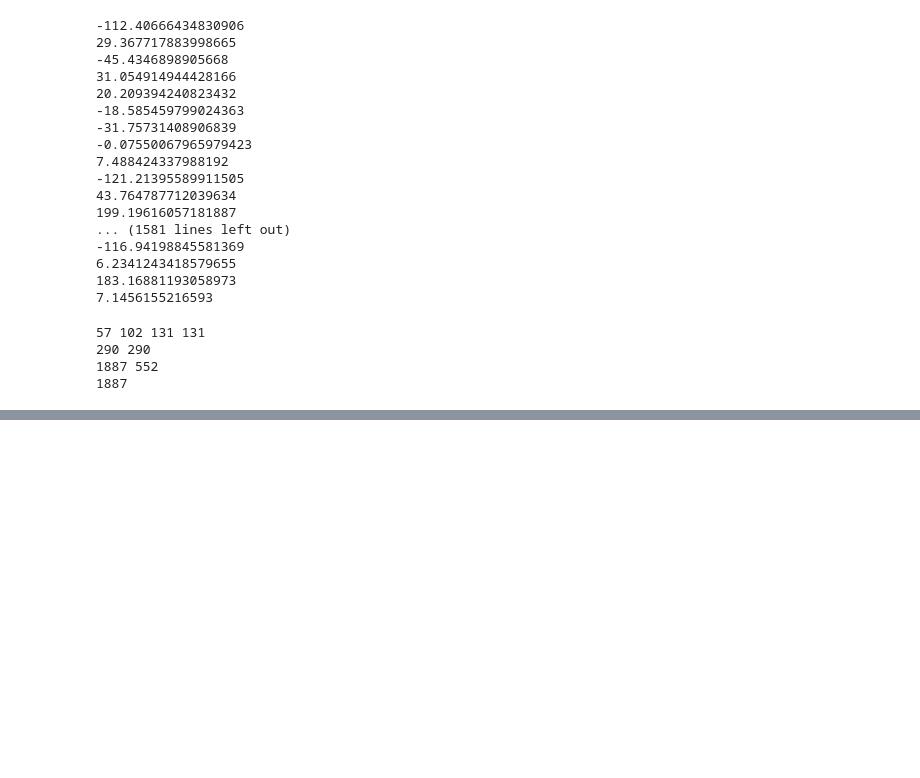
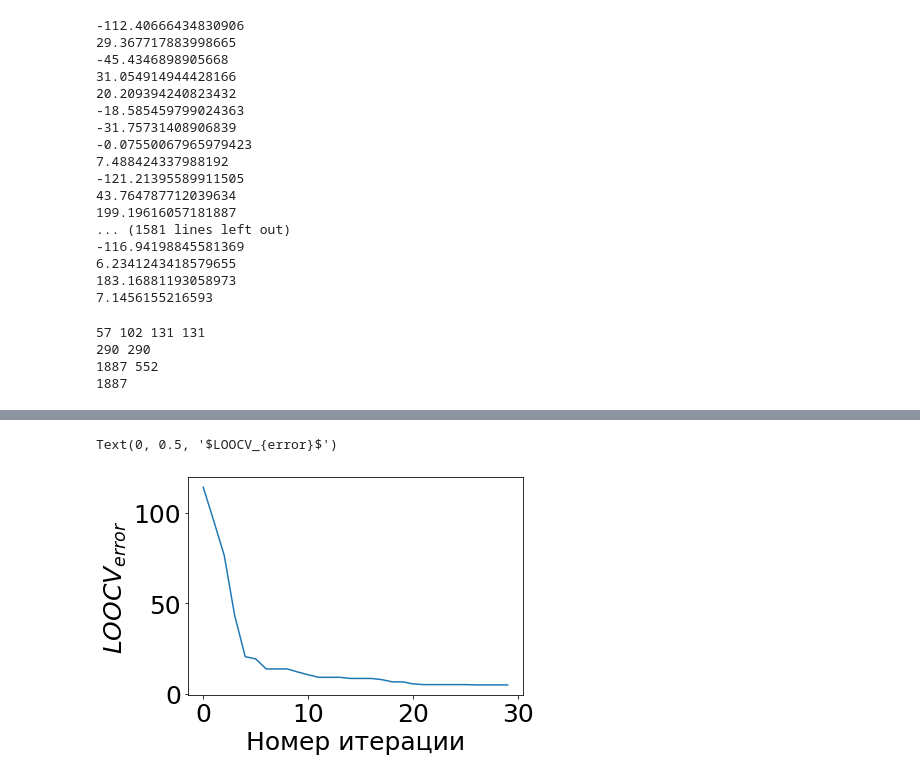
Before and after one commit to xomaiya/LRR_DE, a Jupyter notebook: LRR_DE.ipynb, the cells around one changed output, grey strips where cells are left out. Cells and saved outputs as stored; diff of their text form; code cells hidden in the pictures; blank space fills up the shorter version.

```diff
--- a/LRR_DE.ipynb
+++ b/LRR_DE.ipynb
@@ -114,0 +195,11 @@ print(N)
+# %%
+plt.rcParams.update({'font.size': 25})
+x = np.array([1143.4, 957.2, 765.9, 432.0, 205.8, 193.1, 137.7, 137.7, 137.7, 120.8, 105.3, 91.4, 91.4, 91.4, 85.1, 85.1, 85.1, 78.7, 66.3, 66.3, 54.9,
+    51.1, 51.1, 51.1, 51.1, 51.1, 49.3, 49.3, 49.3, 49.3]) / 10
+
+plt.plot(x)
+plt.xlabel('Номер итерации')
+plt.ylabel('$LOOCV_{error}$')
+# %% [output]
+Text(0, 0.5, '$LOOCV_{error}$')
+[figure, added]
```
Also changed, not shown: parts of 22 cells of this notebook, 4 other files.
